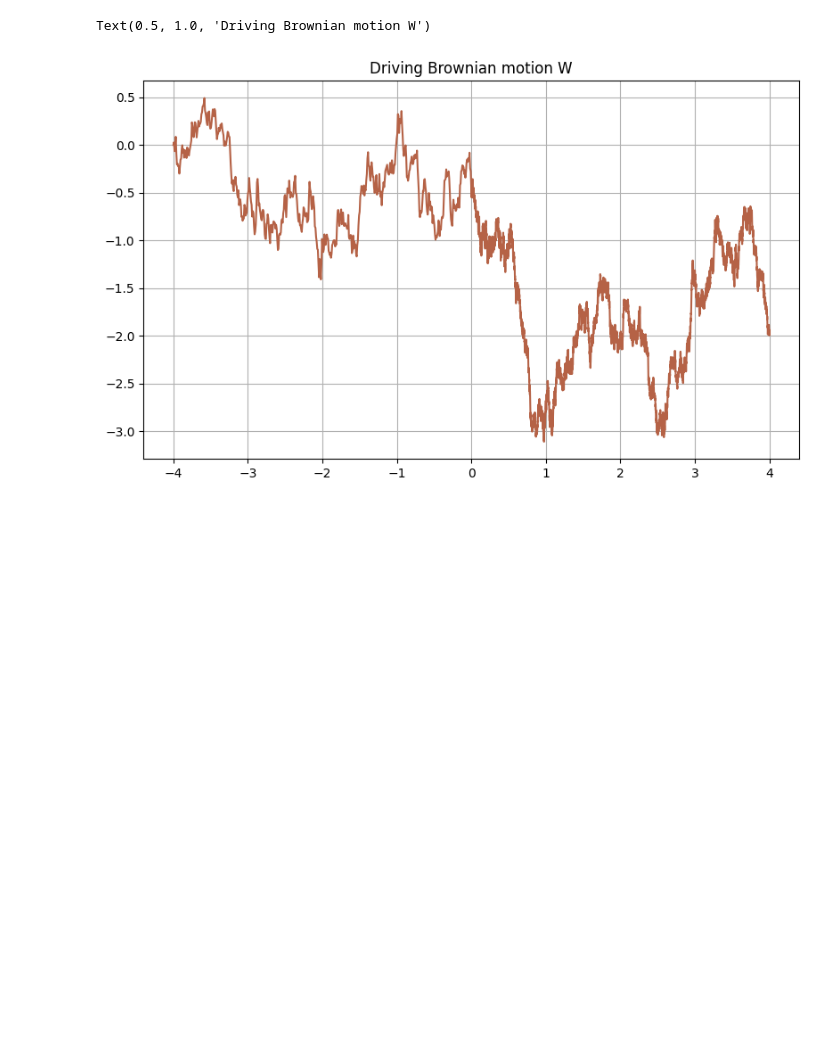
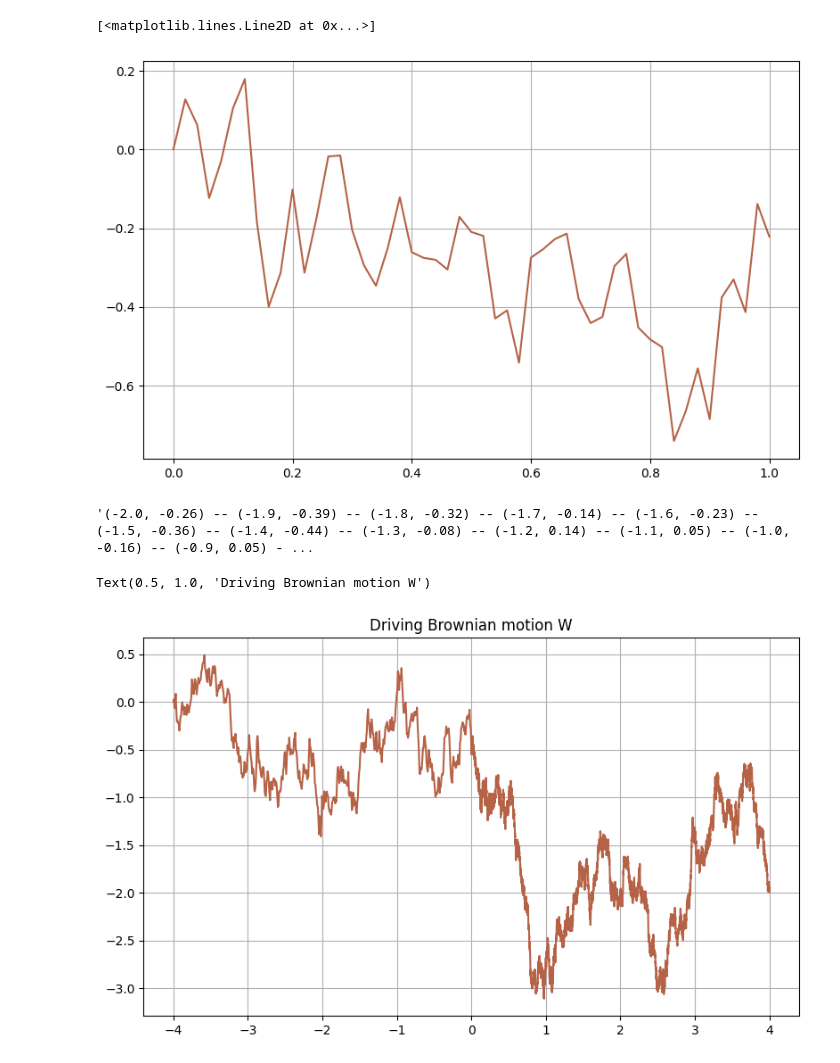
Before and after one commit to MrG1raffe/signature, a Jupyter notebook: notebooks/Representations_and_Regressions.ipynb, the cells around one changed output. Cells and saved outputs as stored; diff of their text form; code cells hidden in the pictures; blank space fills up the shorter version.

```diff
--- a/notebooks/Representations_and_Regressions.ipynb
+++ b/notebooks/Representations_and_Regressions.ipynb
@@ -24,3 +27,25 @@ plt.rcParams['axes.prop_cycle']       = matplotlib.cycler(color= ["#B56246", "#5
+# %%
+t_grid = np.linspace(0, 1, 51)
+
+rng = np.random.default_rng(seed=37)
+
+diffusion = Diffusion(t_grid=t_grid, rng=rng)
+W = diffusion.brownian_motion().squeeze()
+# %%
+plt.plot(t_grid, W)
+# %% [output]
+[<matplotlib.lines.Line2D at 0x...>]
+[figure, added]
+# %%
+s = ""
+for t, W_t in zip(t_grid, W):
+    if t > 0:
+        s += " -- "
+    s = s + "(" + str(np.round(5 * t - 2, 2)) + ", " + str(-np.round(W_t + 0.26, 2)) + ")"
+s += ";"
+s
+# %% [output]
+'(-2.0, -0.26) -- (-1.9, -0.39) -- (-1.8, -0.32) -- (-1.7, -0.14) -- (-1.6, -0.23) -- (-1.5, -0.36) -- (-1.4, -0.44) -- (-1.3, -0.08) -- (-1.2, 0.14) -- (-1.1, 0.05) -- (-1.0, -0.16) -- (-0.9, 0.05) - ...
 # %%
 T = 4
 t_grid = np.concatenate([np.linspace(-T, -0.0001, 500), np.linspace(0, T, T * 365 * 5 + 1)])
```
Also changed, not shown: parts of 10 cells of this notebook, 16 other files.
